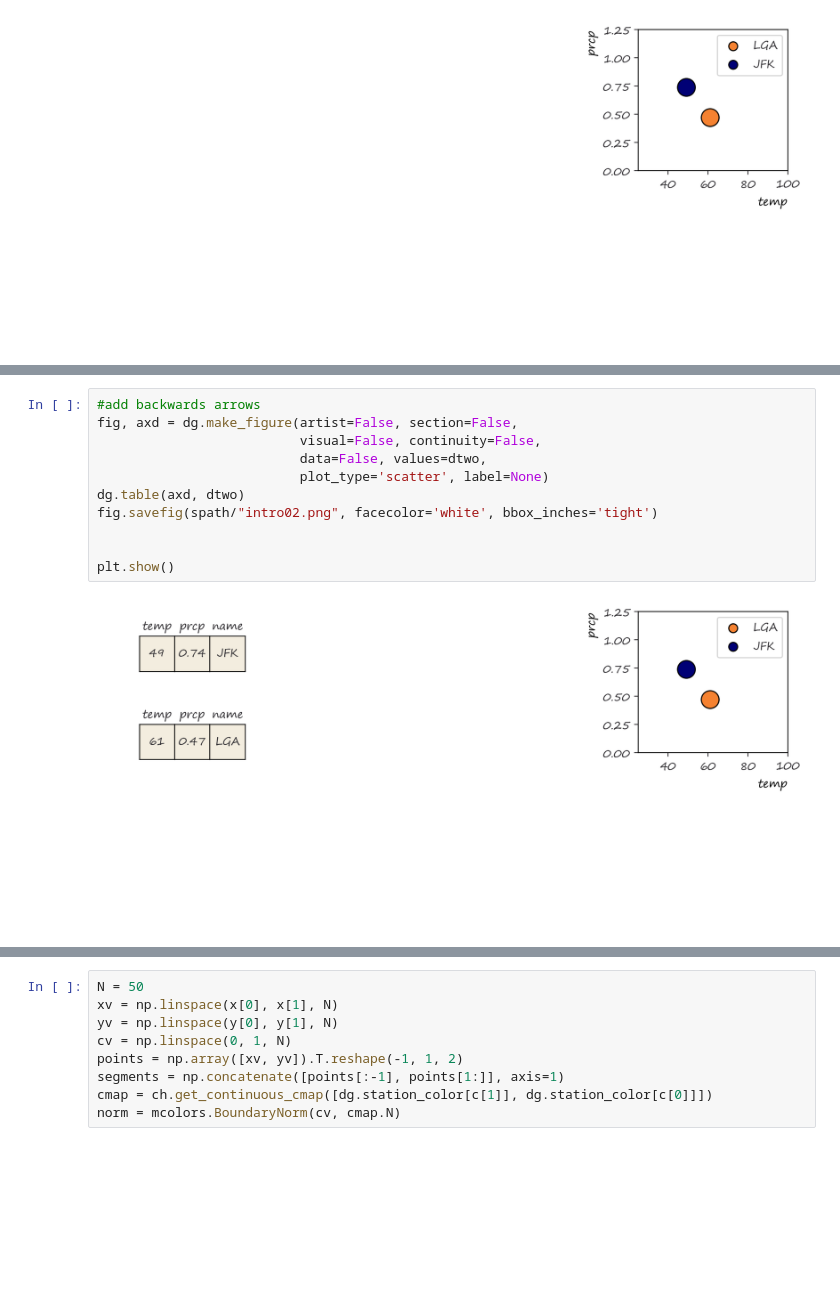
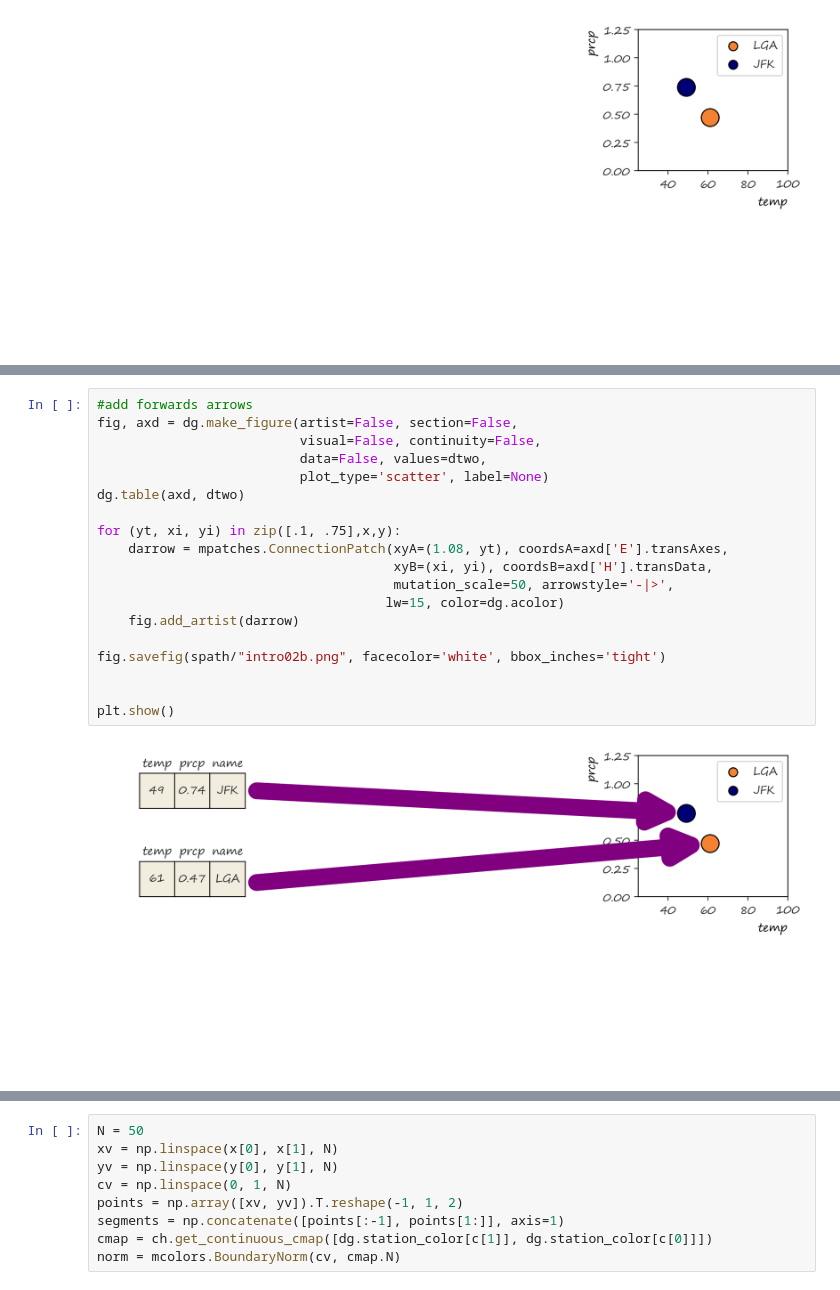
Before and after one commit to story645/proposal, a Jupyter notebook: figures/diagram.ipynb, the cells around one changed output, grey strips where cells are left out. Saved outputs shown, nothing was run; the diff lists cells and outputs as text; blank space fills up the shorter version.

Commit message:
arrows for topolology + rules

```diff
--- a/figures/diagram.ipynb
+++ b/figures/diagram.ipynb
@@ -59,13 +73,21 @@ c = np.array(dtwo).T[1][2]
 # %%
-#add backwards arrows
+#add forwards arrows
 fig, axd = dg.make_figure(artist=False, section=False,
                           visual=False, continuity=False,
                           data=False, values=dtwo,
                           plot_type='scatter', label=None)
 dg.table(axd, dtwo)
-fig.savefig(spath/"intro02.png", facecolor='white', bbox_inches='tight')
+
+for (yt, xi, yi) in zip([.1, .75],x,y):
+    darrow = mpatches.ConnectionPatch(xyA=(1.08, yt), coordsA=axd['E'].transAxes,
+                                      xyB=(xi, yi), coordsB=axd['H'].transData,
+                                      mutation_scale=50, arrowstyle='-|>',
+                                     lw=15, color=dg.acolor)
+    fig.add_artist(darrow)
+
+fig.savefig(spath/"intro02b.png", facecolor='white', bbox_inches='tight')
 
 
 plt.show()
 # %% [output]
-[figure, old version]
+[figure, new version]
```
Also changed, not shown: parts of 21 cells of this notebook, 1 other file.
